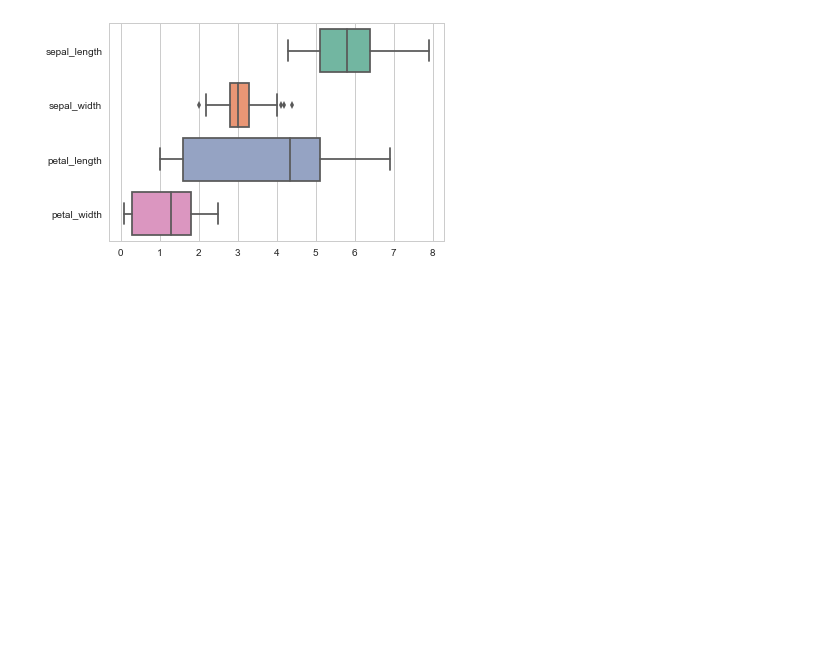
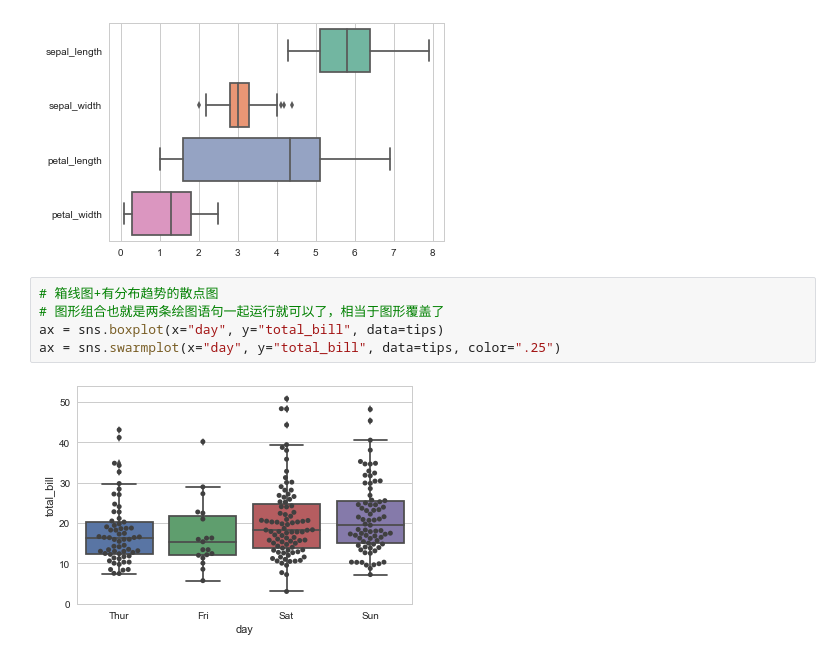
Before and after one commit to abeltowne/Machine-DeeP-Learning, a Jupyter notebook: seaborn.ipynb, the cells around one changed output. Cells and saved outputs as stored; diff of their text form; blank space fills up the shorter version.

```diff
--- a/seaborn.ipynb
+++ b/seaborn.ipynb
@@ -85,3 +85,10 @@ iris = sns.load_dataset("iris")
 ax = sns.boxplot(data=iris, orient="h", palette="Set2")
 # %% [output]
 [figure]
+# %%
+# 箱线图+有分布趋势的散点图
+# 图形组合也就是两条绘图语句一起运行就可以了，相当于图形覆盖了
+ax = sns.boxplot(x="day", y="total_bill", data=tips)
+ax = sns.swarmplot(x="day", y="total_bill", data=tips, color=".25")
+# %% [output]
+[figure, added]
```
